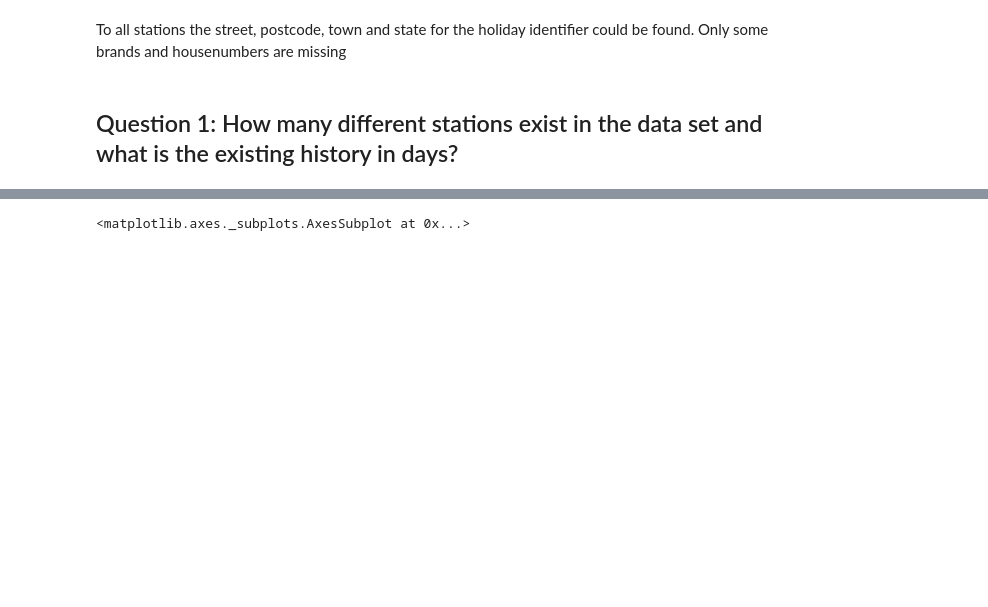
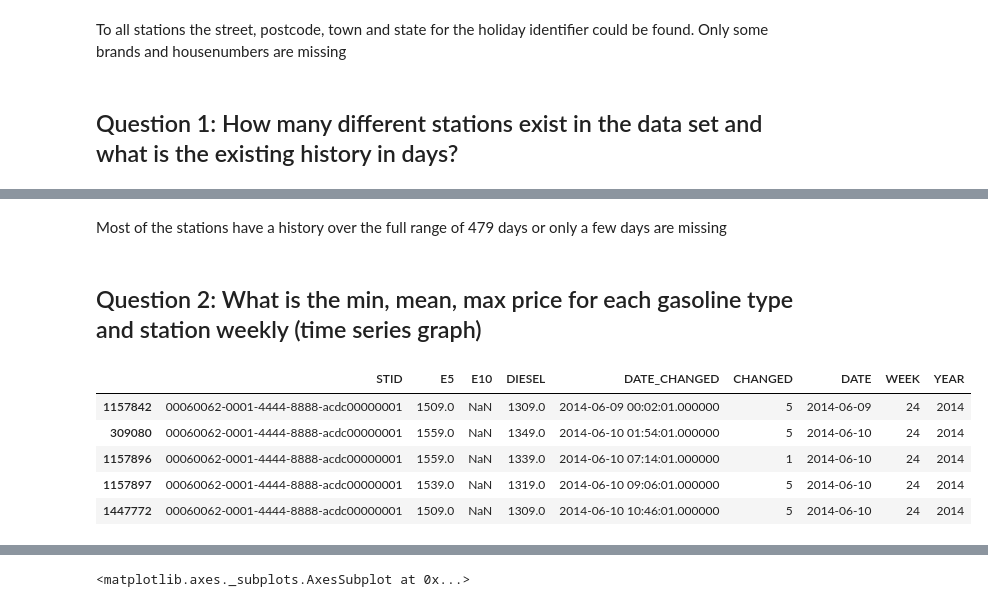
Before and after one commit to ds2019tukl/DS-2019-johannes-schauss, a Jupyter notebook: exercise_1.ipynb, the cells around one changed output, grey strips where cells are left out. Cells and saved outputs as stored; diff of their text form; code cells hidden in the pictures; blank space fills up the shorter version.

Commit message:
Question 1 & 2

```diff
--- a/exercise_1.ipynb
+++ b/exercise_1.ipynb
@@ -391,0 +436,15 @@ unique_stids_station_data = station_data['STID'].unique()
+# %% [markdown]
+Most of the stations have a history over the full range of 479 days or only a few days are missing
+# %% [markdown]
+## Question 2: What is the min, mean, max price for each gasoline type and station weekly (time series graph)
+# %%
+price_data['WEEK'] = price_data['DATE'].map(lambda date: date.isocalendar()[1])
+price_data['YEAR'] = price_data['DATE'].map(lambda date: date.isocalendar()[0])
+price_data.head()
+# %% [output]
+|  | STID | E5 | E10 | DIESEL | DATE_CHANGED | CHANGED | DATE | WEEK | YEAR |
+| 1157842 | 00060062-0001-4444-8888-acdc00000001 | 1509.0 | NaN | 1309.0 | 2014-06-09 00:02:01.000000 | 5 | 2014-06-09 | 24 | 2014 |
+| 309080 | 00060062-0001-4444-8888-acdc00000001 | 1559.0 | NaN | 1349.0 | 2014-06-10 01:54:01.000000 | 5 | 2014-06-10 | 24 | 2014 |
+| 1157896 | 00060062-0001-4444-8888-acdc00000001 | 1559.0 | NaN | 1339.0 | 2014-06-10 07:14:01.000000 | 1 | 2014-06-10 | 24 | 2014 |
+| 1157897 | 00060062-0001-4444-8888-acdc00000001 | 1539.0 | NaN | 1319.0 | 2014-06-10 09:06:01.000000 | 5 | 2014-06-10 | 24 | 2014 |
+| 1447772 | 00060062-0001-4444-8888-acdc00000001 | 1509.0 | NaN | 1309.0 | 2014-06-10 10:46:01.000000 | 5 | 2014-06-10 | 24 | 2014 |
```
Also changed, not shown: parts of 20 cells of this notebook.
